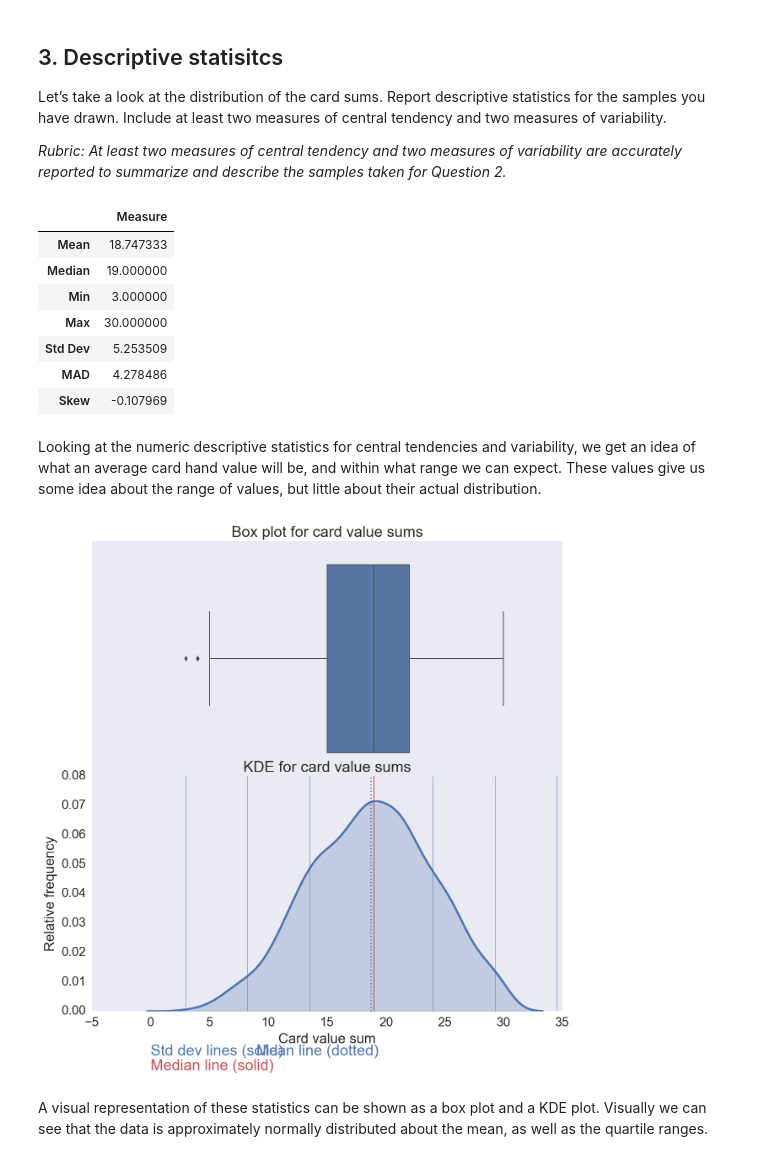
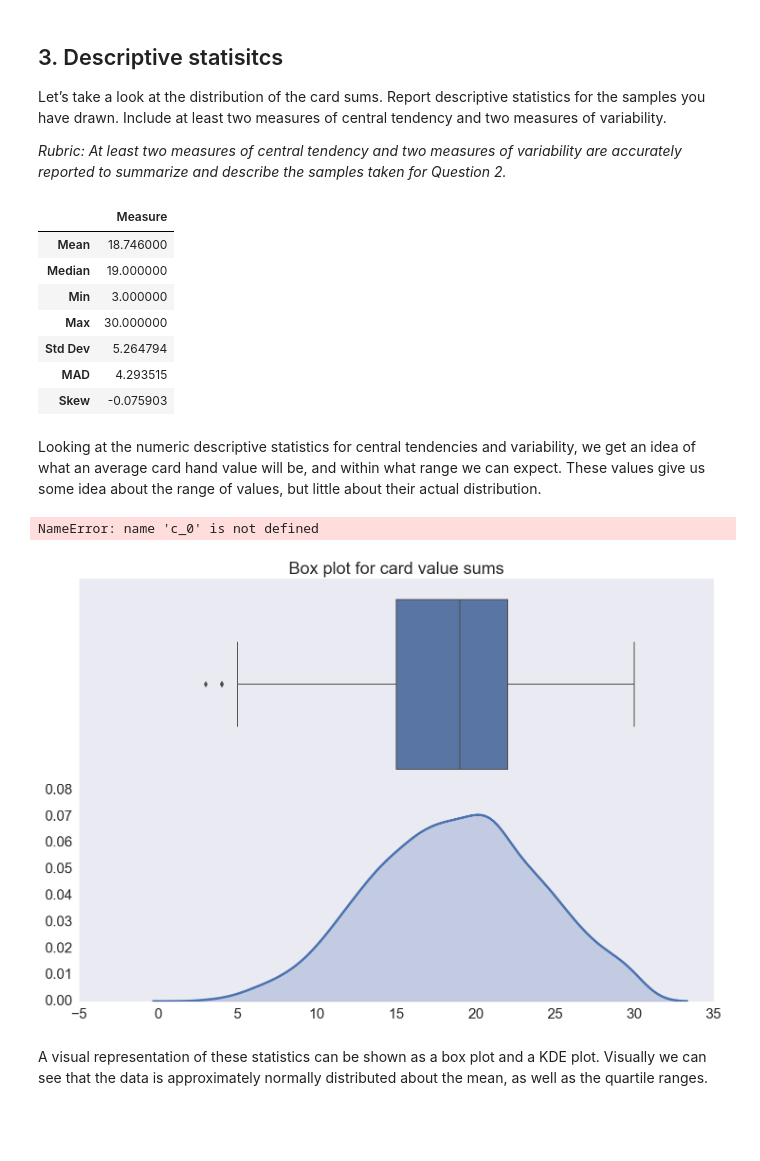
Before and after one commit to johnhagler/notebooks, a Jupyter notebook: deliver/2016-08-07-jh-descriptive-statistics.ipynb, the cells around one changed output. Cells and saved outputs as stored; diff of their text form; code cells hidden in the pictures; blank space fills up the shorter version.

```diff
--- a/deliver/2016-08-07-jh-descriptive-statistics.ipynb
+++ b/deliver/2016-08-07-jh-descriptive-statistics.ipynb
@@ -3,4 +1,9 @@
 # %%
+%matplotlib inline
+
+import sys
+sys.path.append('../src')
+
 import matplotlib.pyplot as plt
 import numpy as np
 import pandas as pd
@@ -8,13 +11,12 @@ import seaborn as sns
 import random
 from scipy import stats
 from matplotlib.mlab import normpdf
+import requests
+
+import plotutils
 
 
 sns.set()
-c_0 = sns.color_palette()[0]
-c_1 = sns.color_palette()[1]
-c_2 = sns.color_palette()[2]
-
 sns.set_style("dark")
 sns.set_context("notebook", font_scale=1.5, rc={"lines.linewidth": 2.5})
 
@@ -112,57 +116,58 @@ Let’s take a look at the distribution of the card sums. Report descriptive sta
 # %%
 
 
-mean = df['sums'].mean()
-median = df['sums'].median()
-minimum = df['sums'].min()
-maximum = df['sums'].max()
-stddev = df['sums'].std()
-mad = df['sums'].mad()
-skew = df['sums'].skew()
+mean = df.sums.mean()
+median = df.sums.median()
+minimum = df.sums.min()
+maximum = df.sums.max()
+stddev = df.sums.std()
+mad = df.sums.mad()
+skew = df.sums.skew()
 
 df_summary = pd.DataFrame({'Measure':[mean, median, minimum, maximum, stddev, mad, skew]},
                           index=['Mean', 'Median', 'Min', 'Max', 'Std Dev', 'MAD', 'Skew']); df_summary
 # %% [output]
 |  | Measure |
-| Mean | 18.747333 |
+| Mean | 18.746000 |
 | Median | 19.000000 |
 | Min | 3.000000 |
 | Max | 30.000000 |
-| Std Dev | 5.253509 |
-| MAD | 4.278486 |
-| Skew | -0.107969 |
+| Std Dev | 5.264794 |
+| MAD | 4.293515 |
+| Skew | -0.075903 |
 # %% [markdown]
 Looking at the numeric descriptive statistics for central tendencies and variability, we get an idea of what an average card hand value will be, and within what range we can expect.  These values give us some idea about the range of values, but little about their actual distribution.
 # %%
-f, (ax1, ax2) = plt.subplots(2, 1, figsize=(10, 10), sharex=True)
+f, (ax1, ax2) = plt.subplots(2, 1, figsize=(12, 8), sharex=True)
 plt.subplots_adjust(hspace=0)
 
 # simple box plot
-sns.boxplot(df['sums'], linewidth=1, ax=ax1)
+sns.boxplot(df.sums, linewidth=1, ax=ax1)
 ax1.set_title('Box plot for card value sums')
 
 
 # KDE plot
-sns.kdeplot(df['sums'], shade=True, ax=ax2, legend=False)
+sns.kdeplot(df.sums, shade=True, ax=ax2, legend=False)
 
 # plot vertical lines for mean and standard deviations
 for i in range(-3, 4):
     line = plt.axvline(mean + i * stddev, color=c_0, lw=.5)
     if (i == 0):
         plt.setp(line, linestyle='dotted', lw=2)
-ax2.text(0,-.015, 'Std dev lines (solid)', color=c_0)
-ax2.text(9,-.015, 'Mean line (dotted)', color=c_0)
+ax2.text(0,-.02, 'Std dev lines (solid)', color=c_0)
+ax2.text(10,-.02, 'Mean line (dotted)', color=c_0)
 
 ax2.axvline(median, lw=1, color=c_2)
-ax2.text(0,-.02, 'Median line (solid)', color=c_2)
+ax2.text(0,-.03, 'Median line (solid)', color=c_2)
 
 ax2.set_title('KDE for card value sums')
 ax2.set_ylabel('Relative frequency')
 ax2.set_xlabel('Card value sum')
 
 plt.show()
 # %% [output]
+NameError: name 'c_0' is not defined
-[figure, old version]
+[figure, new version]
 # %% [markdown]
 A visual representation of these statistics can be shown as a box plot and a KDE plot.  Visually we can see that the data is approximately normally distributed about the mean, as well as the quartile ranges.
 # %% [markdown]
```
Also changed, not shown: parts of 18 cells of this notebook, 3 other files.
